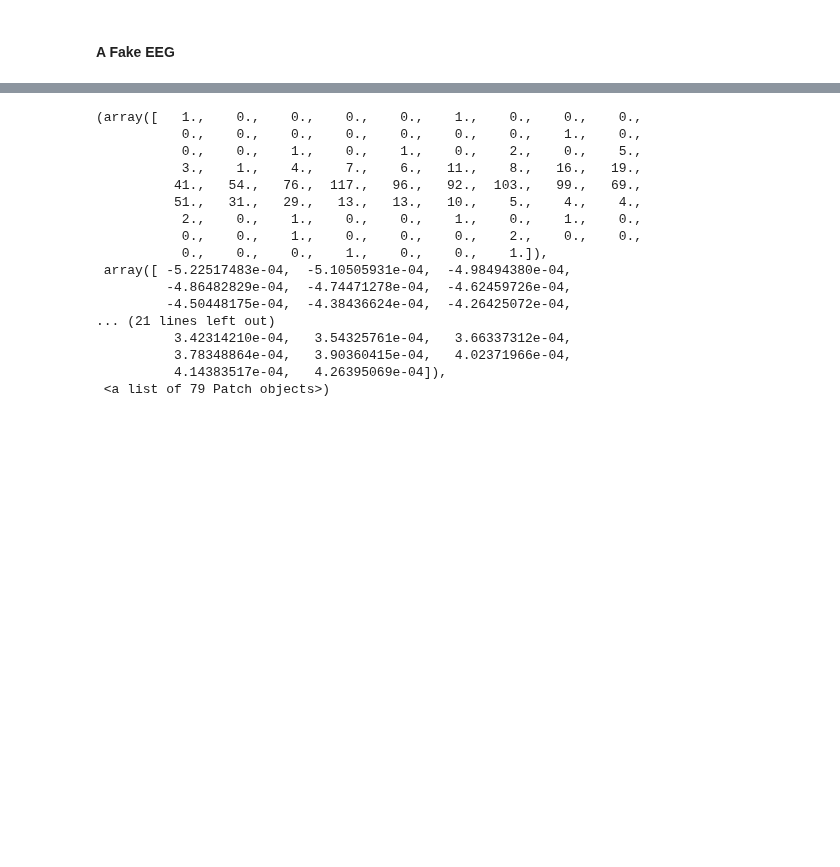
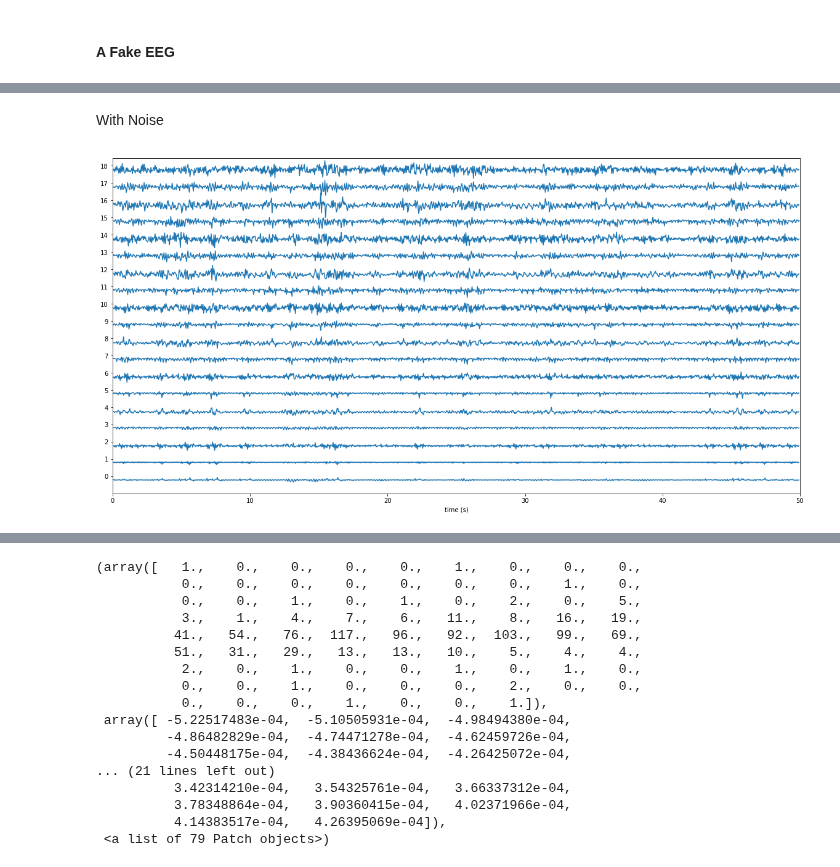
Before and after one commit to DanielLongo/eegML, a Jupyter notebook: visualize_generated_eegs.ipynb, the cells around one changed output, grey strips where cells are left out. Drawn from its saved outputs; the diff is of its cells as text; code cells hidden in the pictures; blank space fills up the shorter version.

```diff
--- a/visualize_generated_eegs.ipynb
+++ b/visualize_generated_eegs.ipynb
@@ -110,0 +131,6 @@ stacklineplot.stackplot(signals[ch0:ch1,epoch*ptepoch+dp:(epoch+DE)*ptepoch+dp],
+# %% [markdown]
+With Noise
+# %%
+stacklineplot.stackplot(fake_signals[ch0:ch1,:],seconds=DE*10.0, ylabels=electrode_labels, yscale=1)
+# %% [output]
+[figure, added]
```
Also changed, not shown: parts of 13 cells of this notebook.
